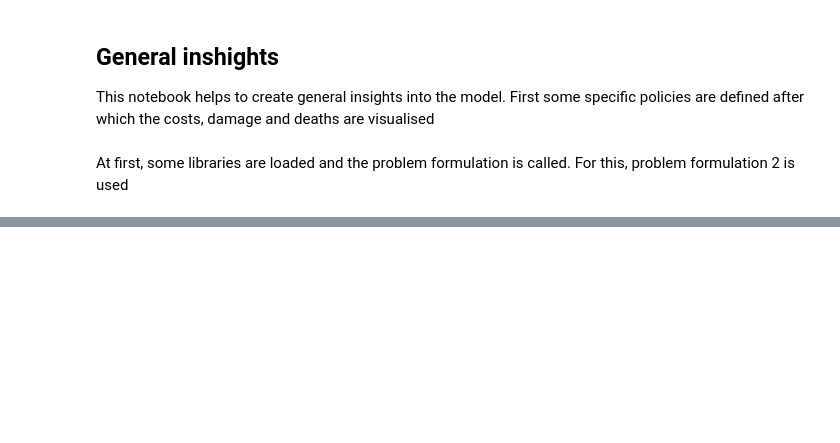
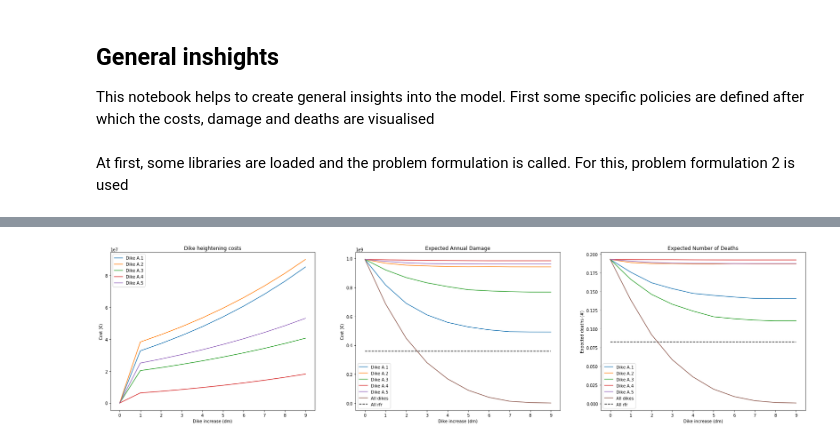
Before and after one commit to oli4oli4/Model-based-decision-making, a Jupyter notebook: Final assignment deliverables/General insights.ipynb, the cells around one changed output, grey strips where cells are left out. Saved outputs shown, nothing was run; the diff lists cells and outputs as text; code cells hidden in the pictures; blank space fills up the shorter version.

```diff
--- a/Final assignment deliverables/General insights.ipynb
+++ b/Final assignment deliverables/General insights.ipynb
@@ -89,8 +118,12 @@ from ema_workbench.util import ema_logging
 ema_logging.log_to_stderr(ema_logging.INFO)
 
 with MultiprocessingEvaluator(dike_model) as evaluator:
-    results = evaluator.perform_experiments(scenarios=50, policies=policies)
+    results = evaluator.perform_experiments(scenarios=100, policies=policies)
 
 experiments, outcomes = results
+
+outcomes_df = pd.DataFrame(outcomes)
+outcomes_df.to_excel('./export/General_insights_outcomes.xlsx')
+experiments.to_excel('./export/General_insights_experiments.xlsx')
 # %% [output]
 [MainProcess/INFO] pool started
@@ -116,6 +152,6 @@ single_mean = {}
 
 for policy in np.unique(experiments['policy']): #loop x times for x different unique policies
     logical = experiments['policy']==policy #series of true/false for policy iteration
-    for key in outcomes.keys(): #loop x times for each key in outcomes
-        single_mean[key] = np.mean(outcomes[key][logical]) #calculate the mean per unique policy/key combination
+    for key in outcomes_df.keys(): #loop x times for each key in outcomes
+        single_mean[key] = np.mean(outcomes_df[key][logical]) #calculate the mean per unique policy/key combination
     outcomes_mean = outcomes_mean.append(pd.DataFrame(single_mean, index = [policy[-1]])) #add the unique means to the dataframe. Index is dike heightening.
@@ -183,0 +158,52 @@ plt.savefig('export/images/expected_deaths.png', dpi=300)
+# %%
+fig, (ax1, ax2, ax3) = plt.subplots(1, 3, figsize=(30,7))
+
+data_ax1 = outcomes_mean['Dike Investment Costs']
+
+ax1.plot(data_ax1[:10], label='Dike A.1')
+ax1.plot(data_ax1[10:20], label='Dike A.2')
+ax1.plot(data_ax1[20:30], label='Dike A.3')
+ax1.plot(data_ax1[30:40], label='Dike A.4')
+ax1.plot(data_ax1[40:50], label='Dike A.5')
+ax1.legend()
+ax1.set_ylabel('Cost (€)')
+ax1.set_xlabel('Dike increase (dm)')
+ax1.set_title('Dike heightening costs')
+
+data_ax2 = outcomes_mean['Expected Annual Damage']
+
+ax2.plot(data_ax2[:10], label='Dike A.1')
+ax2.plot(data_ax2[10:20], label='Dike A.2')
+ax2.plot(data_ax2[20:30], label='Dike A.3')
+ax2.plot(data_ax2[30:40], label='Dike A.4')
+ax2.plot(data_ax2[40:50], label='Dike A.5')
+ax2.plot(data_ax2[50:60], label='All dikes')
+ax2.hlines(data_ax2[60],0,9,linestyles='dashed', label='All rfr')
+ax2.legend()
+ax2.set_ylabel('Cost (€)')
+ax2.set_xlabel('Dike increase (dm)')
+ax2.set_title('Expected Annual Damage')
+
+data_ax3 = outcomes_mean['Expected Number of Deaths']
+
+ax3.plot(data_ax3[:10], label='Dike A.1')
+ax3.plot(data_ax3[10:20], label='Dike A.2')
+ax3.plot(data_ax3[20:30], label='Dike A.3')
+ax3.plot(data_ax3[30:40], label='Dike A.4')
+ax3.plot(data_ax3[40:50], label='Dike A.5')
+ax3.plot(data_ax3[50:60], label='All dikes')
+ax3.hlines(data_ax3[60],0,9,linestyles='dashed', label='All rfr')
+ax3.legend()
+ax3.set_ylabel('Expected deaths (#)')
+ax3.set_xlabel('Dike increase (dm)')
+ax3.set_title('Expected Number of Deaths')
+
+plt.show
+extent_ax1 = ax1.get_window_extent().transformed(fig.dpi_scale_trans.inverted())
+plt.savefig('export/dikeincrease.png', dpi=600, bbox_inches=extent_ax1.expanded(1.1, 1.1))
+extent_ax2 = ax2.get_window_extent().transformed(fig.dpi_scale_trans.inverted())
+plt.savefig('export/expected_damage.png', dpi=600, bbox_inches=extent_ax2.expanded(1.1, 1.1))
+extent_ax3 = ax3.get_window_extent().transformed(fig.dpi_scale_trans.inverted())
+plt.savefig('export/expected_deaths.png', dpi=600, bbox_inches=extent_ax3.expanded(1.1, 1.1))
+# %% [output]
+[figure, added]
```
Also changed, not shown: parts of 10 cells of this notebook.
